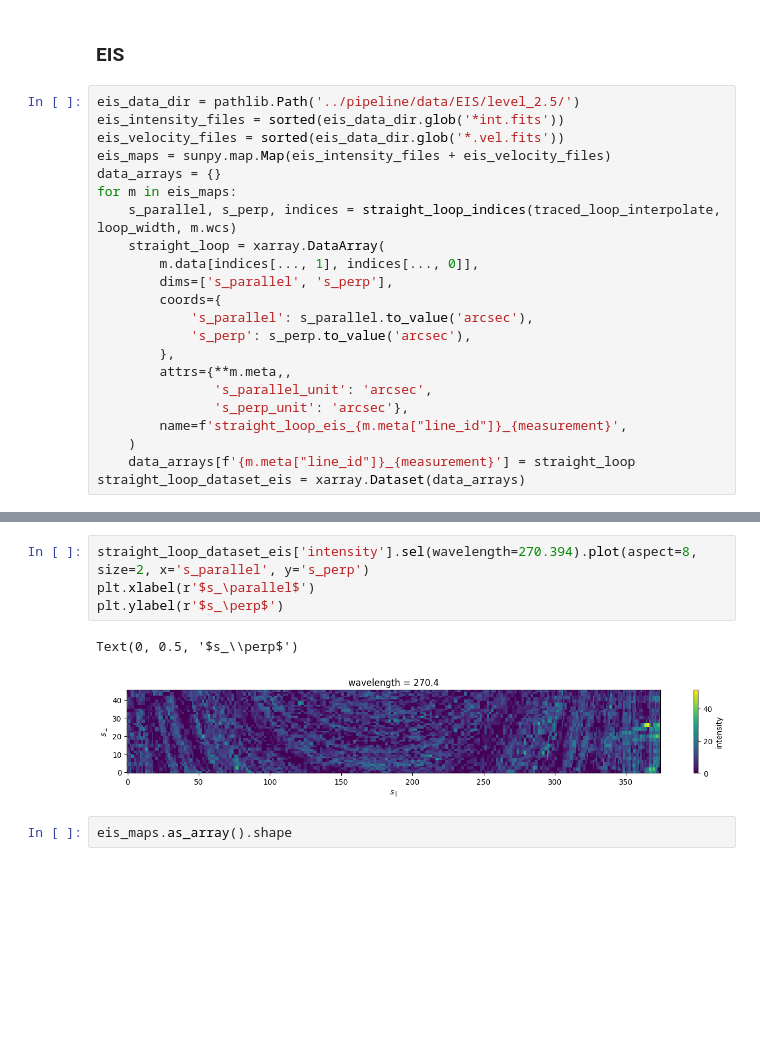
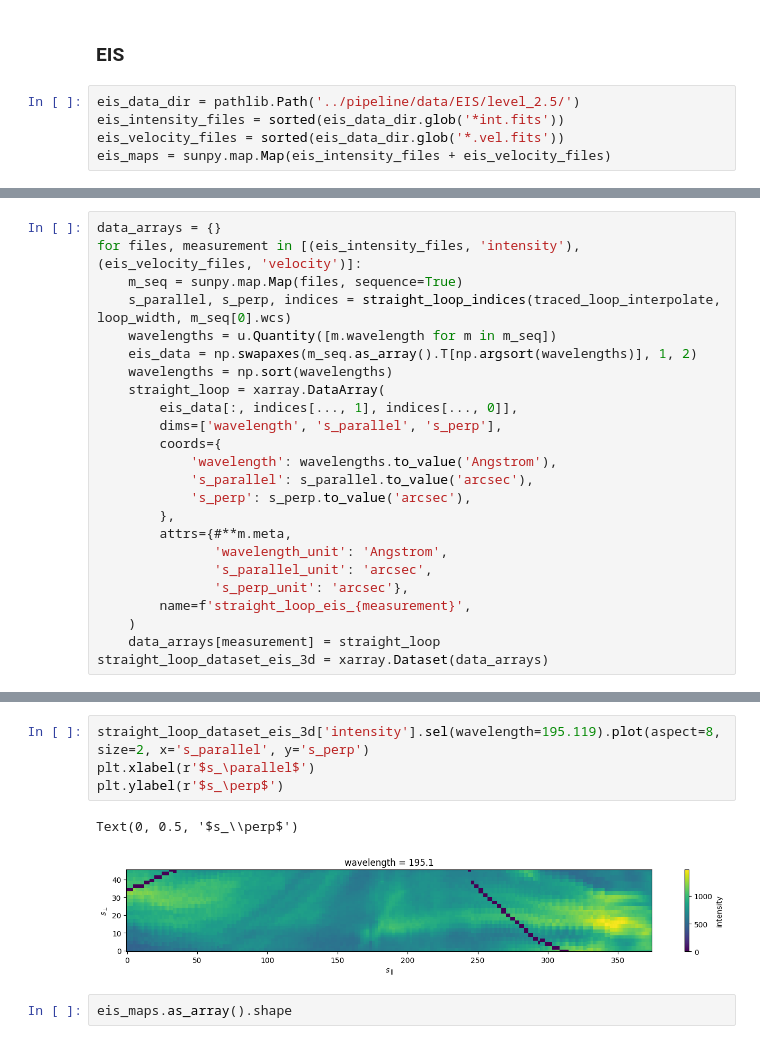
Before and after one commit to wtbarnes/hinode-2023-loops-poster, a Jupyter notebook: notebooks/loop-selection-testing.ipynb, the cells around one changed output, grey strips where cells are left out. Drawn from its saved outputs; the diff is of its cells as text; blank space fills up the shorter version.

```diff
--- a/notebooks/loop-selection-testing.ipynb
+++ b/notebooks/loop-selection-testing.ipynb
@@ -77,20 +77,3 @@ eis_data_dir = pathlib.Path('../pipeline/data/EIS/level_2.5/')
 eis_intensity_files = sorted(eis_data_dir.glob('*int.fits'))
 eis_velocity_files = sorted(eis_data_dir.glob('*.vel.fits'))
 eis_maps = sunpy.map.Map(eis_intensity_files + eis_velocity_files)
-data_arrays = {}
-for m in eis_maps:
-    s_parallel, s_perp, indices = straight_loop_indices(traced_loop_interpolate, loop_width, m.wcs)
-    straight_loop = xarray.DataArray(
-        m.data[indices[..., 1], indices[..., 0]],
-        dims=['s_parallel', 's_perp'],
-        coords={
-            's_parallel': s_parallel.to_value('arcsec'),
-            's_perp': s_perp.to_value('arcsec'),
-        },
-        attrs={**m.meta,,
-               's_parallel_unit': 'arcsec',
-               's_perp_unit': 'arcsec'},
-        name=f'straight_loop_eis_{m.meta["line_id"]}_{measurement}',
-    )
-    data_arrays[f'{m.meta["line_id"]}_{measurement}'] = straight_loop
-straight_loop_dataset_eis = xarray.Dataset(data_arrays)
@@ -101,0 +237,24 @@ INFO: Missing metadata for solar radius: assuming the standard radius of the pho
+# %%
+data_arrays = {}
+for files, measurement in [(eis_intensity_files, 'intensity'), (eis_velocity_files, 'velocity')]:
+    m_seq = sunpy.map.Map(files, sequence=True)
+    s_parallel, s_perp, indices = straight_loop_indices(traced_loop_interpolate, loop_width, m_seq[0].wcs)
+    wavelengths = u.Quantity([m.wavelength for m in m_seq])
+    eis_data = np.swapaxes(m_seq.as_array().T[np.argsort(wavelengths)], 1, 2)
+    wavelengths = np.sort(wavelengths)
+    straight_loop = xarray.DataArray(
+        eis_data[:, indices[..., 1], indices[..., 0]],
+        dims=['wavelength', 's_parallel', 's_perp'],
+        coords={
+            'wavelength': wavelengths.to_value('Angstrom'),
+            's_parallel': s_parallel.to_value('arcsec'),
+            's_perp': s_perp.to_value('arcsec'),
+        },
+        attrs={#**m.meta,
+               'wavelength_unit': 'Angstrom',
+               's_parallel_unit': 'arcsec',
+               's_perp_unit': 'arcsec'},
+        name=f'straight_loop_eis_{measurement}',
+    )
+    data_arrays[measurement] = straight_loop
+straight_loop_dataset_eis_3d = xarray.Dataset(data_arrays)
@@ -105,12 +269,12 @@ straight_loop_dataset_eis['intensity'].where(straight_loop_dataset_eis['intensit
 <matplotlib.collections.QuadMesh at 0x...>
 [figure]
 # %%
-straight_loop_dataset_eis['intensity'].sel(wavelength=270.394).plot(aspect=8, size=2, x='s_parallel', y='s_perp')
+straight_loop_dataset_eis_3d['intensity'].sel(wavelength=195.119).plot(aspect=8, size=2, x='s_parallel', y='s_perp')
 plt.xlabel(r'$s_\parallel$')
 plt.ylabel(r'$s_\perp$')
 # %% [output]
 Text(0, 0.5, '$s_\\perp$')
-[figure, old version]
+[figure, new version]
 # %%
 eis_maps.as_array().shape
 # %% [output]
```
Also changed, not shown: parts of 15 cells of this notebook, 3 other files.
